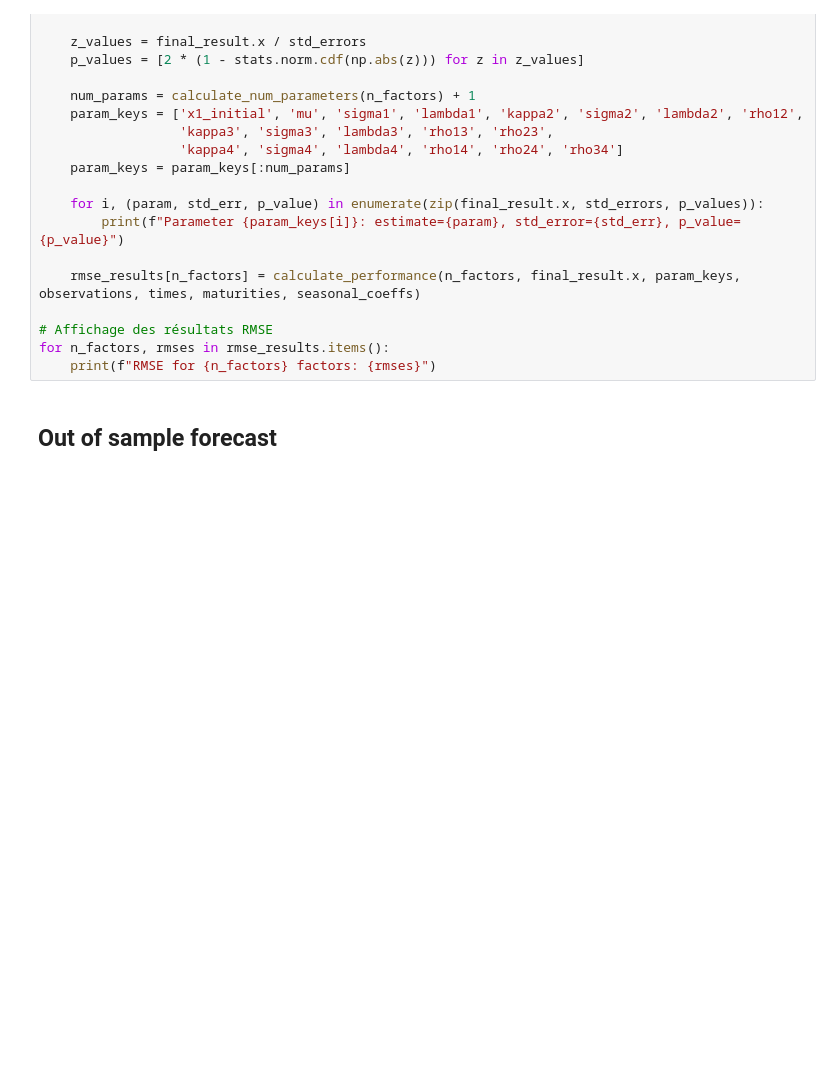
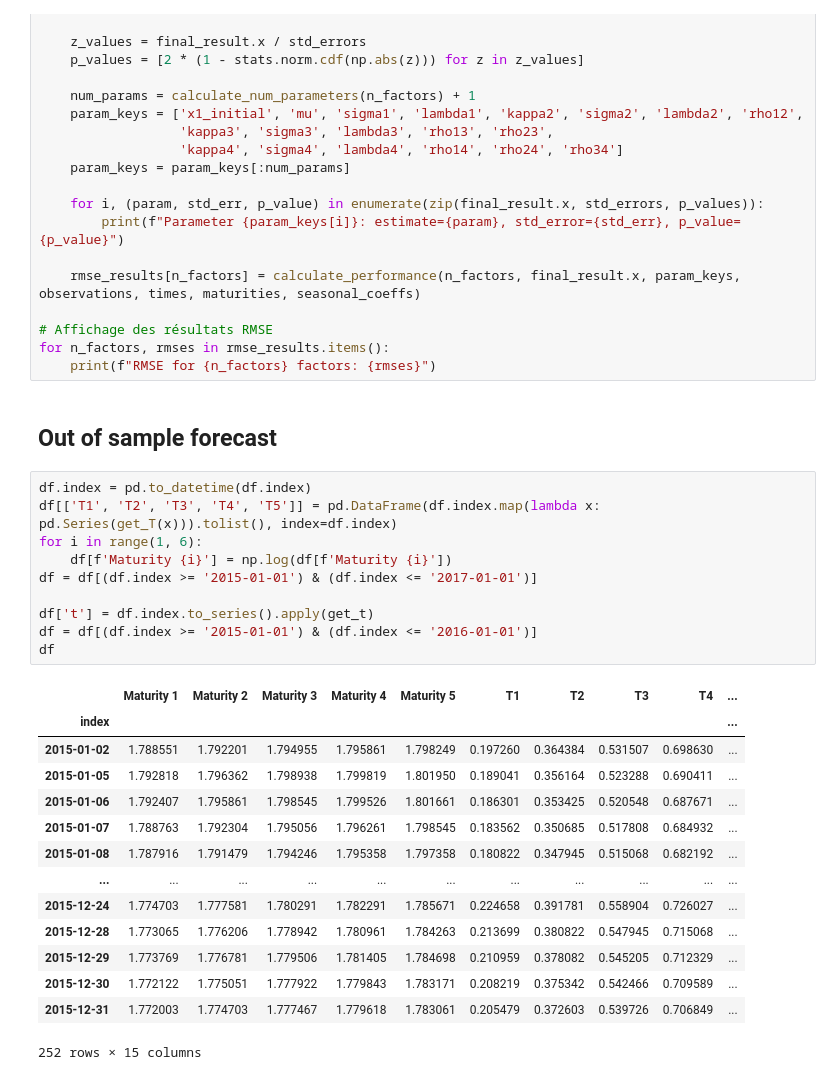
Before and after one commit to NaimLehbiben/Gestion-Quantitative, a Jupyter notebook: notebook.ipynb, the cells around one changed output. Drawn from its saved outputs; the diff is of its cells as text; blank space fills up the shorter version.

```diff
--- a/notebook.ipynb
+++ b/notebook.ipynb
@@ -306,3 +357,28 @@ for n_factors, rmses in rmse_results.items():
     print(f"RMSE for {n_factors} factors: {rmses}")
 # %% [markdown]
 ## Out of sample forecast
+# %%
+df.index = pd.to_datetime(df.index)
+df[['T1', 'T2', 'T3', 'T4', 'T5']] = pd.DataFrame(df.index.map(lambda x: pd.Series(get_T(x))).tolist(), index=df.index)
+for i in range(1, 6):
+    df[f'Maturity {i}'] = np.log(df[f'Maturity {i}'])
+df = df[(df.index >= '2015-01-01') & (df.index <= '2017-01-01')]
+
+df['t'] = df.index.to_series().apply(get_t)
+df = df[(df.index >= '2015-01-01') & (df.index <= '2016-01-01')]
+df
+# %% [output]
+|  | Maturity 1 | Maturity 2 | Maturity 3 | Maturity 4 | Maturity 5 | T1 | T2 | T3 | T4 | ... |
+| index |  |  |  |  |  |  |  |  |  | ... |
+| 2015-01-02 | 1.788551 | 1.792201 | 1.794955 | 1.795861 | 1.798249 | 0.197260 | 0.364384 | 0.531507 | 0.698630 | ... |
+| 2015-01-05 | 1.792818 | 1.796362 | 1.798938 | 1.799819 | 1.801950 | 0.189041 | 0.356164 | 0.523288 | 0.690411 | ... |
+| 2015-01-06 | 1.792407 | 1.795861 | 1.798545 | 1.799526 | 1.801661 | 0.186301 | 0.353425 | 0.520548 | 0.687671 | ... |
+| 2015-01-07 | 1.788763 | 1.792304 | 1.795056 | 1.796261 | 1.798545 | 0.183562 | 0.350685 | 0.517808 | 0.684932 | ... |
+| 2015-01-08 | 1.787916 | 1.791479 | 1.794246 | 1.795358 | 1.797358 | 0.180822 | 0.347945 | 0.515068 | 0.682192 | ... |
+| ... | ... | ... | ... | ... | ... | ... | ... | ... | ... | ... |
+| 2015-12-24 | 1.774703 | 1.777581 | 1.780291 | 1.782291 | 1.785671 | 0.224658 | 0.391781 | 0.558904 | 0.726027 | ... |
+| 2015-12-28 | 1.773065 | 1.776206 | 1.778942 | 1.780961 | 1.784263 | 0.213699 | 0.380822 | 0.547945 | 0.715068 | ... |
+| 2015-12-29 | 1.773769 | 1.776781 | 1.779506 | 1.781405 | 1.784698 | 0.210959 | 0.378082 | 0.545205 | 0.712329 | ... |
+| 2015-12-30 | 1.772122 | 1.775051 | 1.777922 | 1.779843 | 1.783171 | 0.208219 | 0.375342 | 0.542466 | 0.709589 | ... |
+| 2015-12-31 | 1.772003 | 1.774703 | 1.777467 | 1.779618 | 1.783061 | 0.205479 | 0.372603 | 0.539726 | 0.706849 | ... |
+252 rows × 15 columns
```
Also changed, not shown: parts of 6 cells of this notebook, 2 other files.
